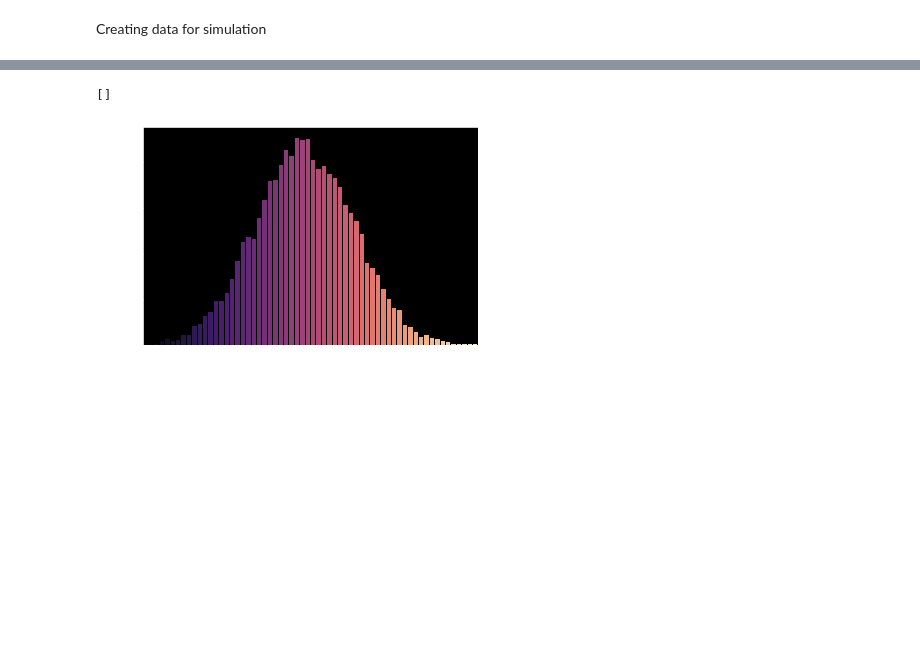
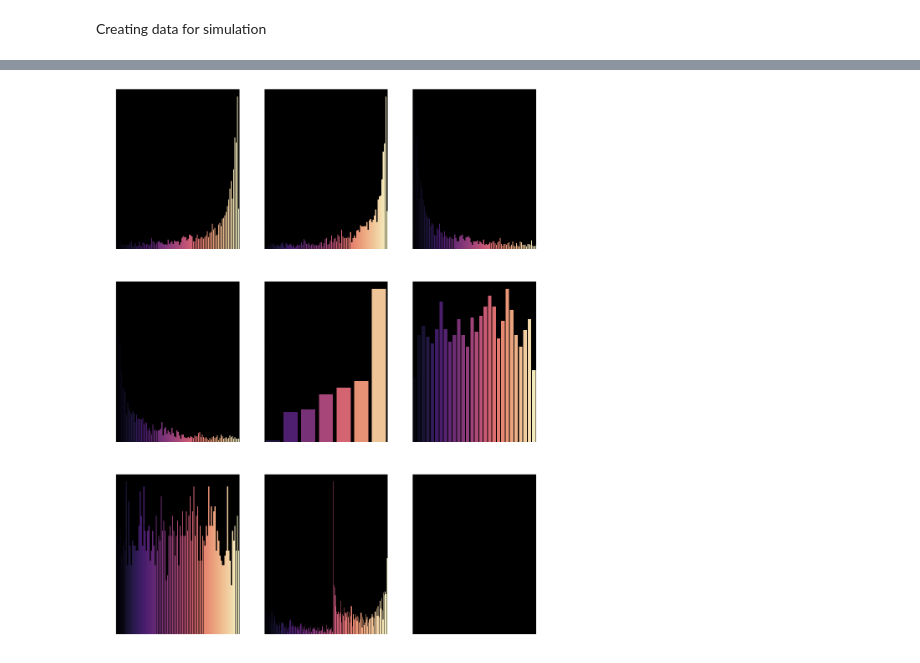
Before and after one commit to Sarath191181208/ML-AI-DataScience, a Jupyter notebook: Statistics/central_limit_theorem.ipynb, the cells around one changed output, grey strips where cells are left out. Drawn from its saved outputs; the diff is of its cells as text; code cells hidden in the pictures; blank space fills up the shorter version.

```diff
--- a/Statistics/central_limit_theorem.ipynb
+++ b/Statistics/central_limit_theorem.ipynb
@@ -29,0 +63,3 @@ sns.countplot(x=data)
+# %%
+data = pd.DataFrame(data)
+data
@@ -30 +80,16 @@ sns.countplot(x=data)
+# %%
+
+cols = data.columns
+items_per_row = 3
+num_rows = len(cols)//items_per_row + (1 if len(cols)%items_per_row else 0)
+
+fig, ax = plt.subplots(nrows=num_rows, ncols=items_per_row,figsize=(6*items_per_row, 8*num_rows))
+
+for idx, label in enumerate(cols):
+    sns.countplot(x=label, data=data,
+    ax=ax[idx//items_per_row, idx % items_per_row],
+        palette="magma"
+    ).set_xticks([])
+# %% [output]
+[figure, added]
 # %%
@@ -39,5 +106,0 @@ for _ in range(no_itr):
-# %%
-sns.countplot(x=means_lst, palette="magma").set_xticks([])
-# %% [output]
-[]
-[figure, removed]
```
Also changed, not shown: parts of 7 cells of this notebook, 1 other file.
